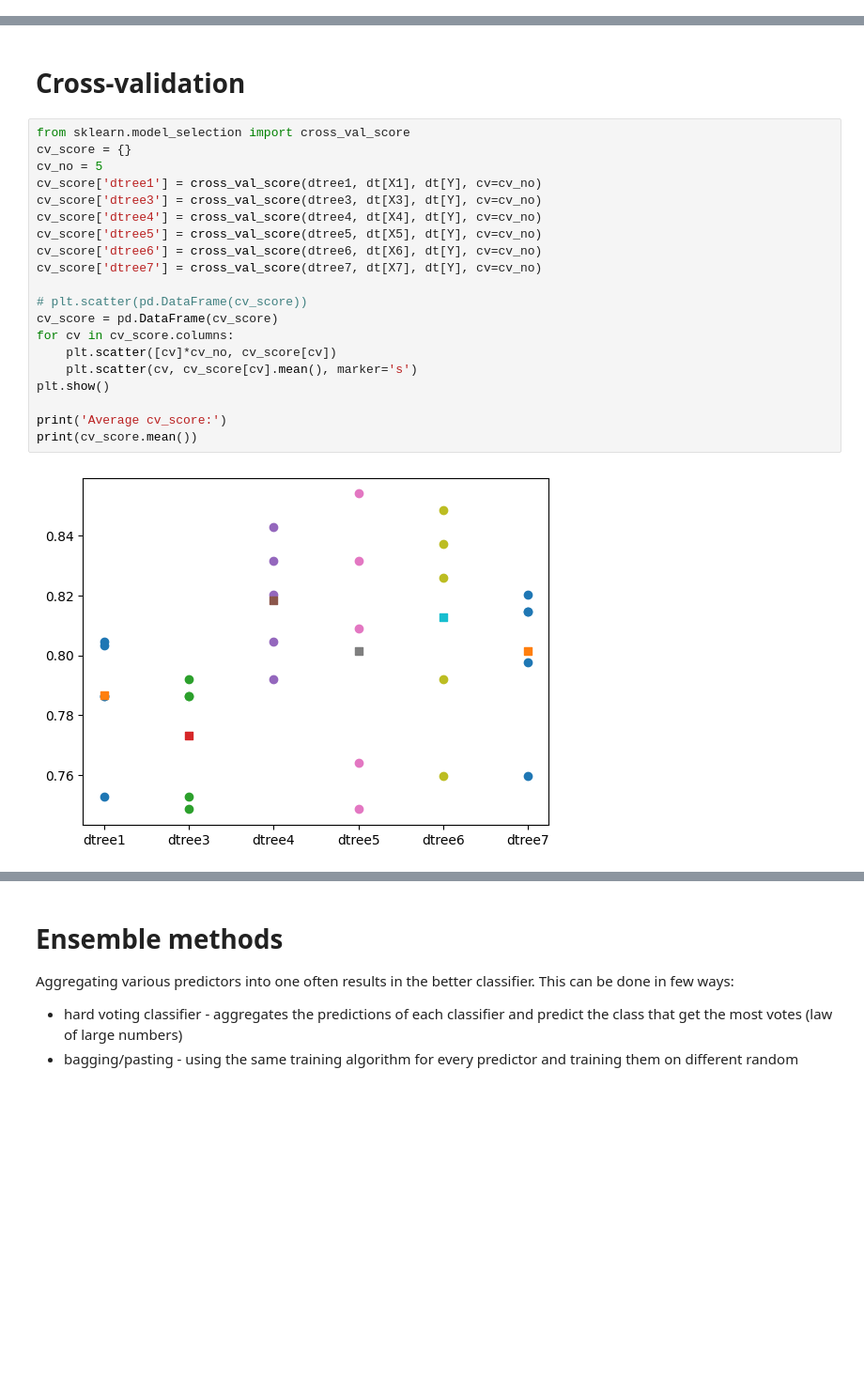
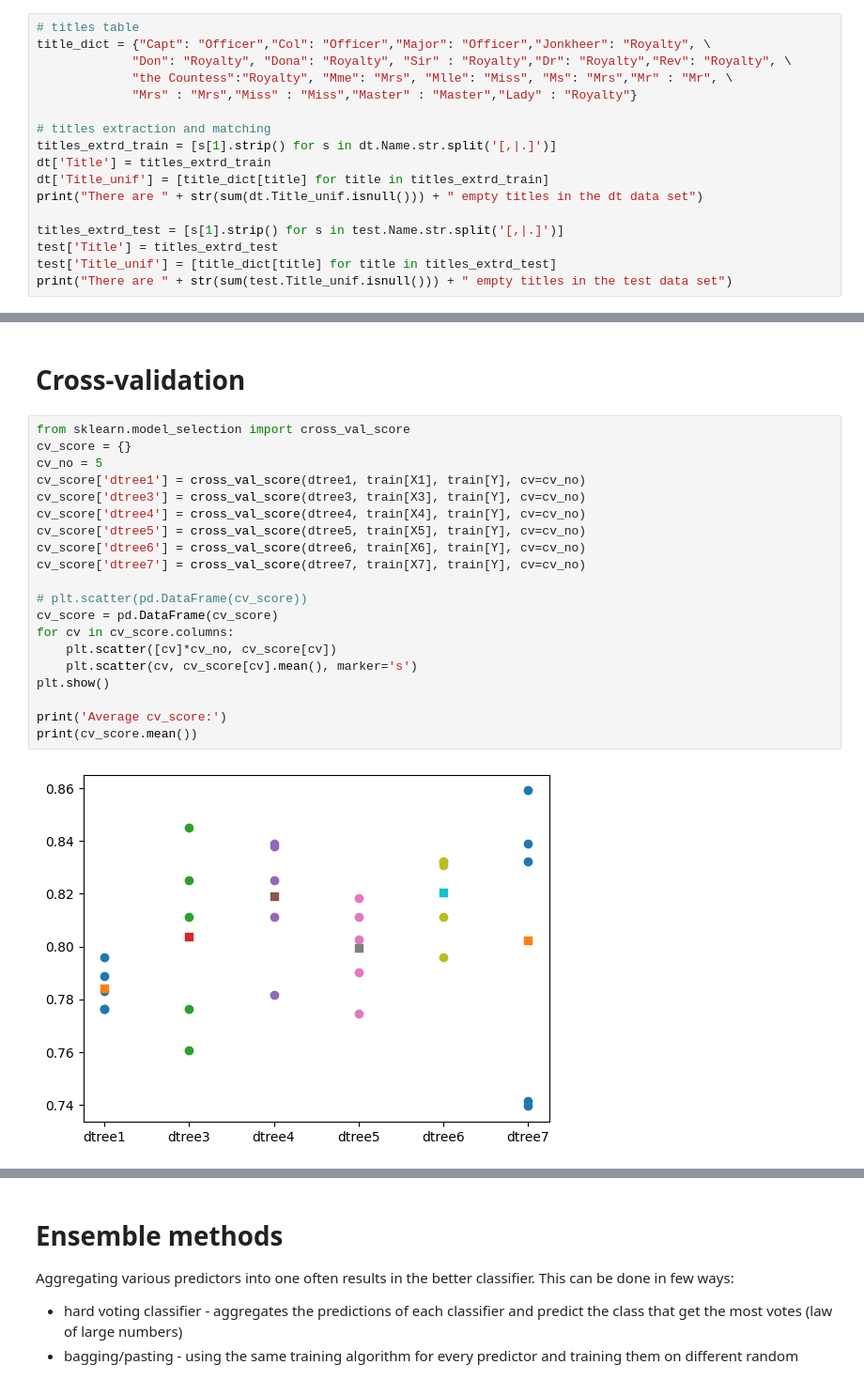
Before and after one commit to katarzynafurmanska/kaggle-titanic, a Jupyter notebook: src/run.ipynb, the cells around one changed output, grey strips where cells are left out. Shown at 94% size. Cells and saved outputs as stored; diff of their text form; blank space fills up the shorter version.

Commit message:
Fixed data preprocessing on train/validation/test sets

```diff
--- a/src/run.ipynb
+++ b/src/run.ipynb
@@ -99,0 +47,17 @@ Upper whisker:  65.0
+# %%
+# titles table
+title_dict = {"Capt": "Officer","Col": "Officer","Major": "Officer","Jonkheer": "Royalty", \
+             "Don": "Royalty", "Dona": "Royalty", "Sir" : "Royalty","Dr": "Royalty","Rev": "Royalty", \
+             "the Countess":"Royalty", "Mme": "Mrs", "Mlle": "Miss", "Ms": "Mrs","Mr" : "Mr", \
+             "Mrs" : "Mrs","Miss" : "Miss","Master" : "Master","Lady" : "Royalty"}
+
+# titles extraction and matching
+titles_extrd_train = [s[1].strip() for s in dt.Name.str.split('[,|.]')]
+dt['Title'] = titles_extrd_train
+dt['Title_unif'] = [title_dict[title] for title in titles_extrd_train]
+print("There are " + str(sum(dt.Title_unif.isnull())) + " empty titles in the dt data set")
+
+titles_extrd_test = [s[1].strip() for s in test.Name.str.split('[,|.]')]
+test['Title'] = titles_extrd_test
+test['Title_unif'] = [title_dict[title] for title in titles_extrd_test]
+print("There are " + str(sum(test.Title_unif.isnull())) + " empty titles in the test data set")
@@ -492,23 +487,23 @@ Validation :  139.0  correctly classified samples -  78.09 %
 # %%
 from sklearn.model_selection import cross_val_score
 cv_score = {}
 cv_no = 5
-cv_score['dtree1'] = cross_val_score(dtree1, dt[X1], dt[Y], cv=cv_no)
-cv_score['dtree3'] = cross_val_score(dtree3, dt[X3], dt[Y], cv=cv_no)
-cv_score['dtree4'] = cross_val_score(dtree4, dt[X4], dt[Y], cv=cv_no)
-cv_score['dtree5'] = cross_val_score(dtree5, dt[X5], dt[Y], cv=cv_no)
-cv_score['dtree6'] = cross_val_score(dtree6, dt[X6], dt[Y], cv=cv_no)
-cv_score['dtree7'] = cross_val_score(dtree7, dt[X7], dt[Y], cv=cv_no)
+cv_score['dtree1'] = cross_val_score(dtree1, train[X1], train[Y], cv=cv_no)
+cv_score['dtree3'] = cross_val_score(dtree3, train[X3], train[Y], cv=cv_no)
+cv_score['dtree4'] = cross_val_score(dtree4, train[X4], train[Y], cv=cv_no)
+cv_score['dtree5'] = cross_val_score(dtree5, train[X5], train[Y], cv=cv_no)
+cv_score['dtree6'] = cross_val_score(dtree6, train[X6], train[Y], cv=cv_no)
+cv_score['dtree7'] = cross_val_score(dtree7, train[X7], train[Y], cv=cv_no)
 
 # plt.scatter(pd.DataFrame(cv_score))
 cv_score = pd.DataFrame(cv_score)
 for cv in cv_score.columns:
     plt.scatter([cv]*cv_no, cv_score[cv])
     plt.scatter(cv, cv_score[cv].mean(), marker='s')
 plt.show()
 
 print('Average cv_score:')
 print(cv_score.mean())
 # %% [output]
-[figure, old version]
+[figure, new version]
 Average cv_score:
```
Also changed, not shown: parts of 27 cells of this notebook, 2 other files.
